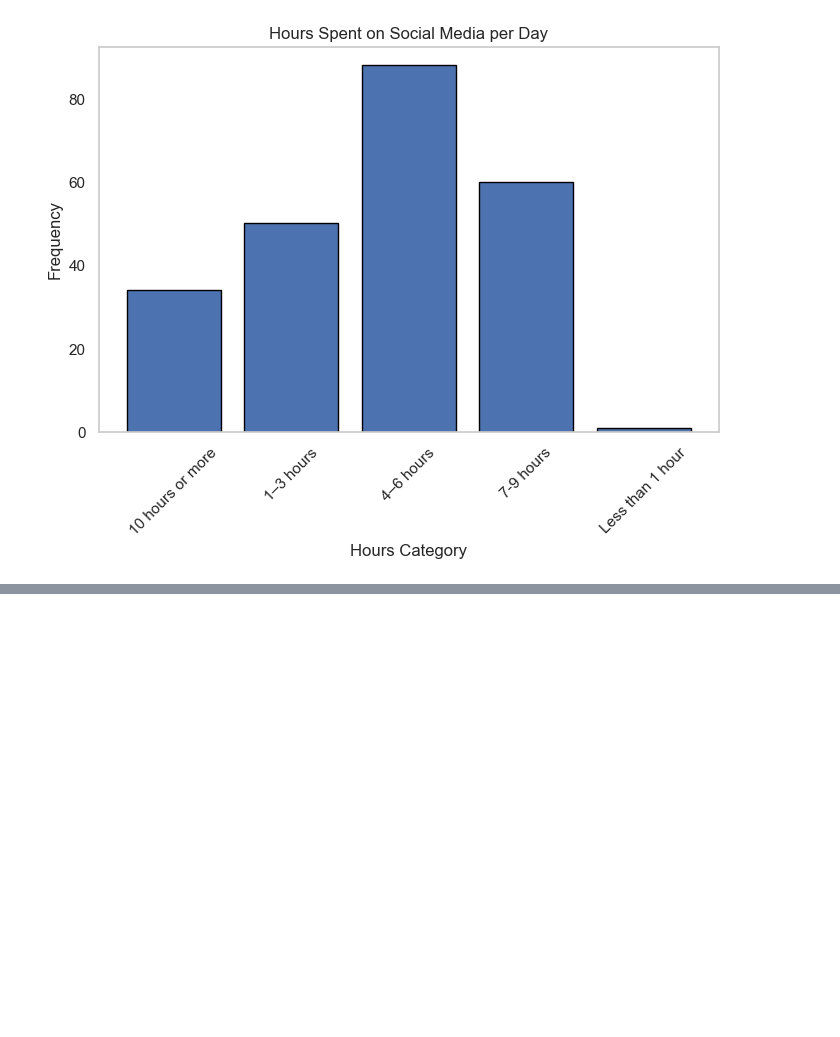
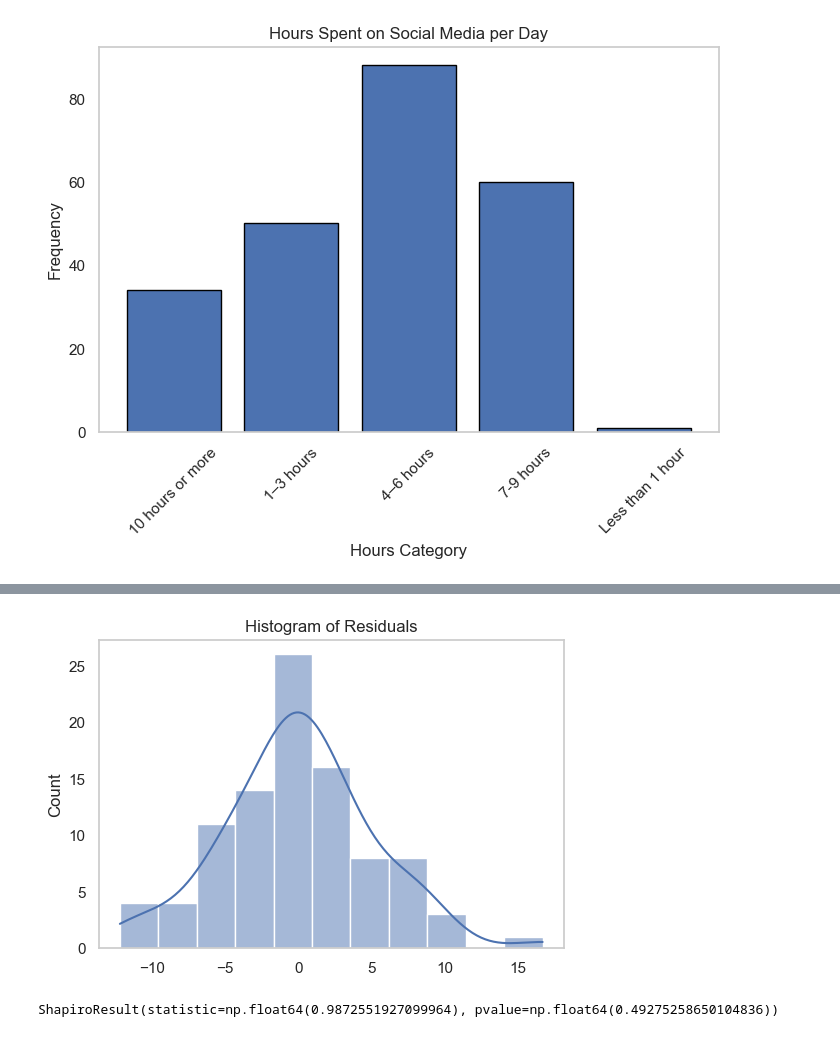
Before and after one commit to boaz-nya/stress_levels_project, a Jupyter notebook: objective 4 & 5.ipynb, the cells around one changed output, grey strips where cells are left out. Cells and saved outputs as stored; diff of their text form; code cells hidden in the pictures; blank space fills up the shorter version.

```diff
--- a/objective 4 & 5.ipynb
+++ b/objective 4 & 5.ipynb
@@ -602,0 +831,30 @@ print(coef_table)
+# %%
+#Assumption test
+import statsmodels.api as sm
+from statsmodels.stats.outliers_influence import variance_inflation_factor
+from statsmodels.stats.diagnostic import het_breuschpagan
+from scipy.stats import shapiro
+import matplotlib.pyplot as plt
+import seaborn as sns
+
+# Fit model
+X = df_model[["hours_numeric", "Age", "Gender_num", "Year_num", "Residence_num"]]
+X = sm.add_constant(X)
+y = df_model["PSS_total"]
+
+model = sm.OLS(y, X).fit()
+residuals = model.resid
+fitted = model.fittedvalues
+# %%
+# Histogram
+plt.figure(figsize=(6,4))
+plt.grid(False)
+sns.histplot(residuals, kde=True)
+plt.title("Histogram of Residuals")
+plt.show()
+
+# Shapiro-Wilk test
+shapiro(residuals)
+# %% [output]
+[figure, added]
+ShapiroResult(statistic=np.float64(0.9872551927099964), pvalue=np.float64(0.49275258650104836))
```
Also changed, not shown: parts of 30 cells of this notebook.
